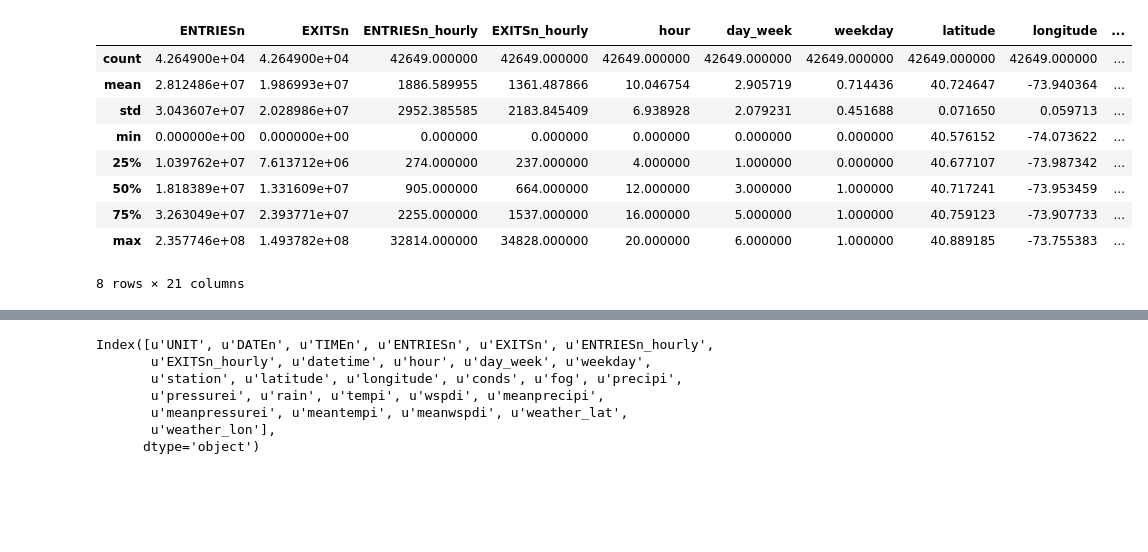
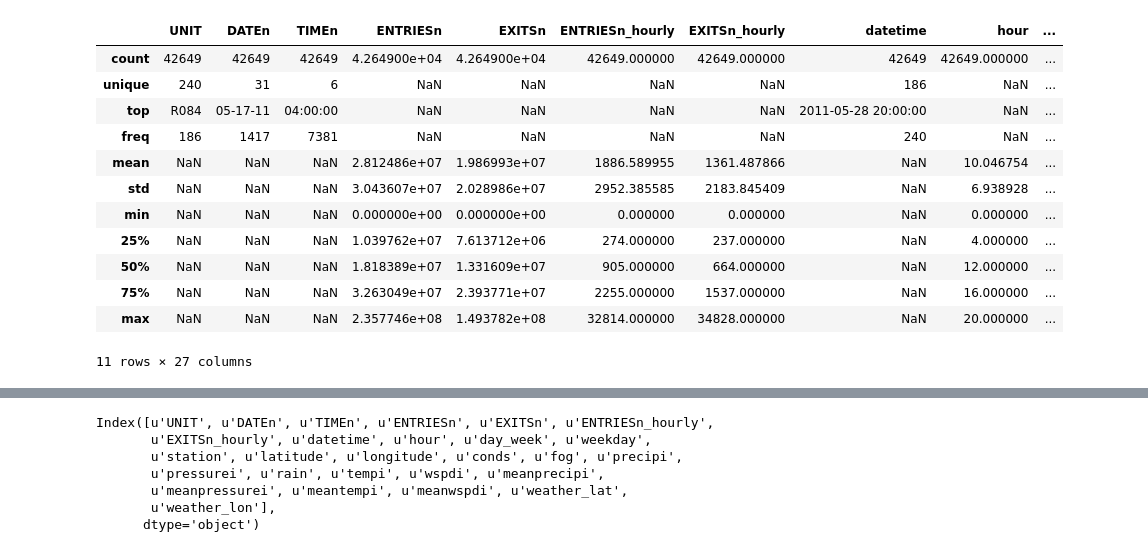
Before and after one commit to tikazyq/udacity-dand, a Jupyter notebook: proj1/proj1_analysis.ipynb, the cells around one changed output, grey strips where cells are left out. Saved outputs shown, nothing was run; the diff lists cells and outputs as text; code cells hidden in the pictures; blank space fills up the shorter version.

```diff
--- a/proj1/proj1_analysis.ipynb
+++ b/proj1/proj1_analysis.ipynb
@@ -18,18 +29,21 @@ proj1_analysis.ipynb             turnstile-weather-variables.pdf
 proj1_report.pages               turnstile_weather_v2.csv
 # %%
 df = read_csv('turnstile_weather_v2.csv')
-df.describe()
+df.describe(include='all')
 # %% [output]
-|  | ENTRIESn | EXITSn | ENTRIESn_hourly | EXITSn_hourly | hour | day_week | weekday | latitude | longitude | ... |
-| count | 4.264900e+04 | 4.264900e+04 | 42649.000000 | 42649.000000 | 42649.000000 | 42649.000000 | 42649.000000 | 42649.000000 | 42649.000000 | ... |
-| mean | 2.812486e+07 | 1.986993e+07 | 1886.589955 | 1361.487866 | 10.046754 | 2.905719 | 0.714436 | 40.724647 | -73.940364 | ... |
-| std | 3.043607e+07 | 2.028986e+07 | 2952.385585 | 2183.845409 | 6.938928 | 2.079231 | 0.451688 | 0.071650 | 0.059713 | ... |
-| min | 0.000000e+00 | 0.000000e+00 | 0.000000 | 0.000000 | 0.000000 | 0.000000 | 0.000000 | 40.576152 | -74.073622 | ... |
-| 25% | 1.039762e+07 | 7.613712e+06 | 274.000000 | 237.000000 | 4.000000 | 1.000000 | 0.000000 | 40.677107 | -73.987342 | ... |
-| 50% | 1.818389e+07 | 1.331609e+07 | 905.000000 | 664.000000 | 12.000000 | 3.000000 | 1.000000 | 40.717241 | -73.953459 | ... |
-| 75% | 3.263049e+07 | 2.393771e+07 | 2255.000000 | 1537.000000 | 16.000000 | 5.000000 | 1.000000 | 40.759123 | -73.907733 | ... |
-| max | 2.357746e+08 | 1.493782e+08 | 32814.000000 | 34828.000000 | 20.000000 | 6.000000 | 1.000000 | 40.889185 | -73.755383 | ... |
+|  | UNIT | DATEn | TIMEn | ENTRIESn | EXITSn | ENTRIESn_hourly | EXITSn_hourly | datetime | hour | ... |
+| count | 42649 | 42649 | 42649 | 4.264900e+04 | 4.264900e+04 | 42649.000000 | 42649.000000 | 42649 | 42649.000000 | ... |
+| unique | 240 | 31 | 6 | NaN | NaN | NaN | NaN | 186 | NaN | ... |
+| top | R084 | 05-17-11 | 04:00:00 | NaN | NaN | NaN | NaN | 2011-05-28 20:00:00 | NaN | ... |
+| freq | 186 | 1417 | 7381 | NaN | NaN | NaN | NaN | 240 | NaN | ... |
+| mean | NaN | NaN | NaN | 2.812486e+07 | 1.986993e+07 | 1886.589955 | 1361.487866 | NaN | 10.046754 | ... |
+| std | NaN | NaN | NaN | 3.043607e+07 | 2.028986e+07 | 2952.385585 | 2183.845409 | NaN | 6.938928 | ... |
+| min | NaN | NaN | NaN | 0.000000e+00 | 0.000000e+00 | 0.000000 | 0.000000 | NaN | 0.000000 | ... |
+| 25% | NaN | NaN | NaN | 1.039762e+07 | 7.613712e+06 | 274.000000 | 237.000000 | NaN | 4.000000 | ... |
+| 50% | NaN | NaN | NaN | 1.818389e+07 | 1.331609e+07 | 905.000000 | 664.000000 | NaN | 12.000000 | ... |
+| 75% | NaN | NaN | NaN | 3.263049e+07 | 2.393771e+07 | 2255.000000 | 1537.000000 | NaN | 16.000000 | ... |
+| max | NaN | NaN | NaN | 2.357746e+08 | 1.493782e+08 | 32814.000000 | 34828.000000 | NaN | 20.000000 | ... |
-8 rows × 21 columns
+11 rows × 27 columns
 # %%
 out_var = 'ENTRIESn_hourly'
 # %%
```
Also changed, not shown: parts of 17 cells of this notebook, 9 other files.
